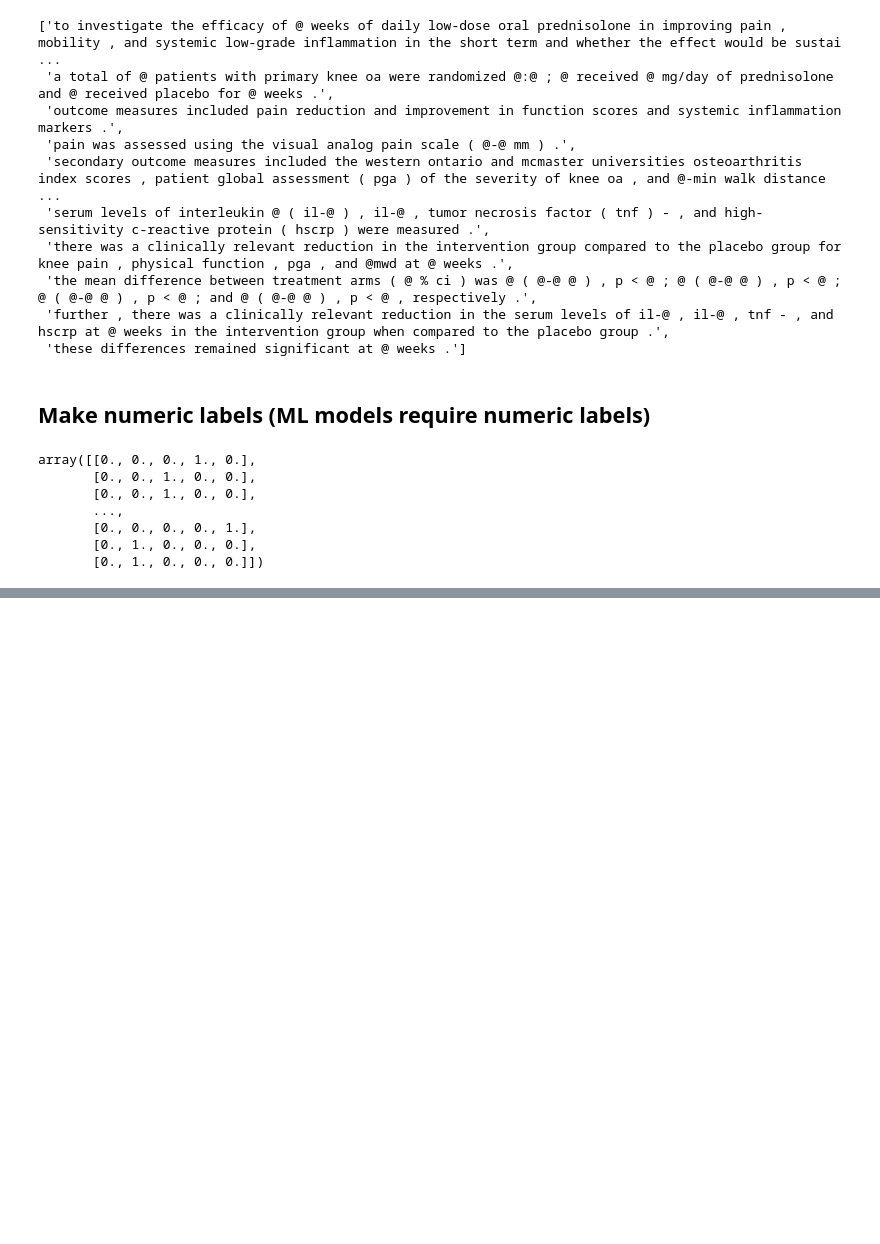
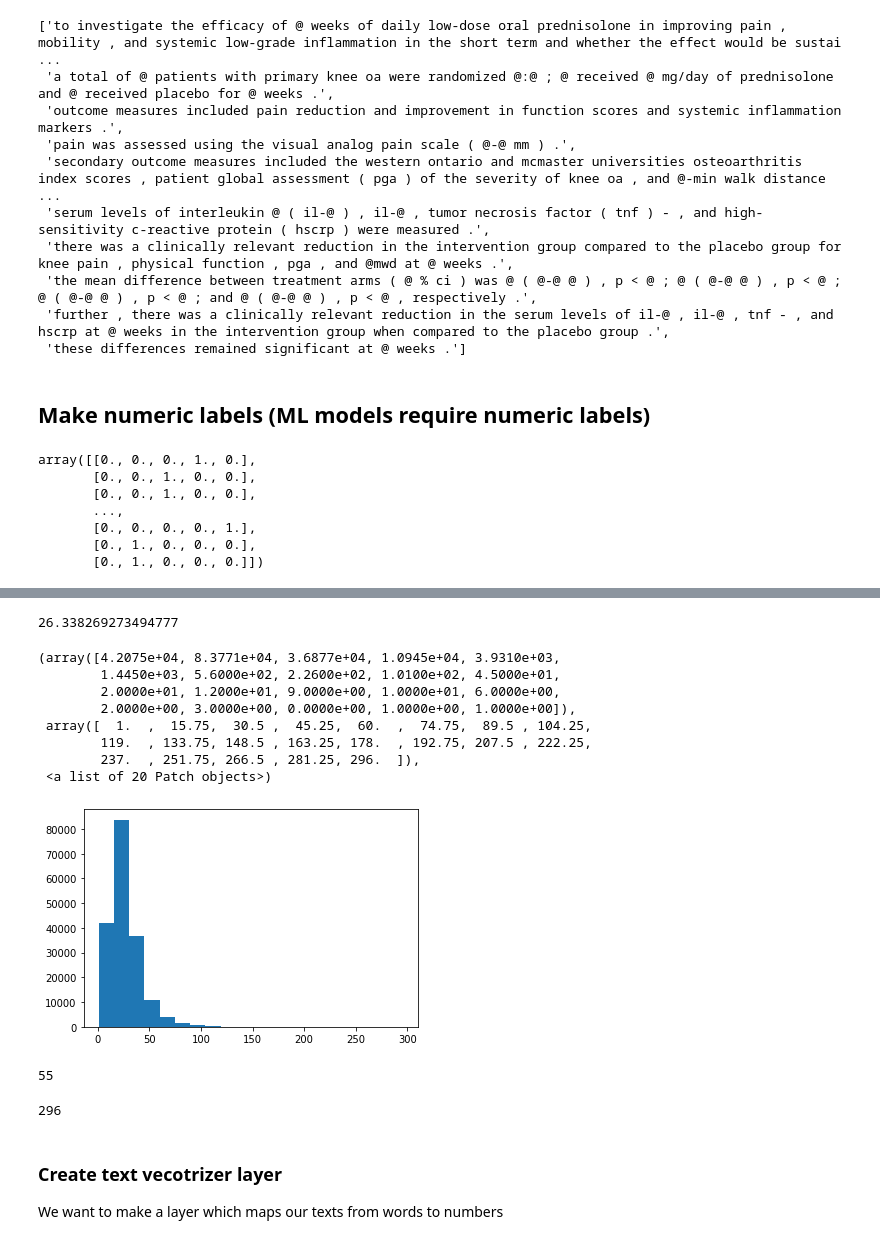
Before and after one commit to artms-18/ML-Projects, a Jupyter notebook: SkimLit.ipynb, the cells around one changed output, grey strips where cells are left out. Saved outputs shown, nothing was run; the diff lists cells and outputs as text; code cells hidden in the pictures; blank space fills up the shorter version.

```diff
--- a/SkimLit.ipynb
+++ b/SkimLit.ipynb
@@ -359,0 +352,13 @@ array([[0., 0., 0., 1., 0.],
+# %%
+# Extract labels ("target" columns) and encode them into integers
+
+from sklearn.preprocessing import LabelEncoder
+
+label_encoder = LabelEncoder()
+train_labels_encoded = label_encoder.fit_transform(train_df['target'].to_numpy())
+val_labels_encoded = label_encoder.transform(val_df['target'].to_numpy())
+test_labels_encoded = label_encoder.transform(test_df['target'].to_numpy())
+
+# Check what training labels look like
+
+train_labels_encoded
@@ -359,0 +381,11 @@ array([[0., 0., 0., 1., 0.],
+# %%
+from sklearn.pipeline import Pipeline
+from sklearn.naive_bayes import MultinomialNB
+from sklearn.feature_extraction.text import TfidfVectorizer
+
+baseline = Pipeline([
+      ('tfidf', TfidfVectorizer()),
+      ('clf', MultinomialNB())
+])
+
+baseline.fit(train_sentences, train_labels_encoded)
@@ -359,0 +464,36 @@ array([[0., 0., 0., 1., 0.],
+# %%
+# how long is each sentence on average?
+sent_lens = [len(sentence.split()) for sentence in train_sentences]
+avg_sent_len = np.mean(sent_lens)
+avg_sent_len
+# %% [output]
+26.338269273494777
+# %%
+import matplotlib.pyplot as plt
+plt.hist(sent_lens, bins = 20)
+# %% [output]
+(array([4.2075e+04, 8.3771e+04, 3.6877e+04, 1.0945e+04, 3.9310e+03,
+        1.4450e+03, 5.6000e+02, 2.2600e+02, 1.0100e+02, 4.5000e+01,
+        2.0000e+01, 1.2000e+01, 9.0000e+00, 1.0000e+01, 6.0000e+00,
+        2.0000e+00, 3.0000e+00, 0.0000e+00, 1.0000e+00, 1.0000e+00]),
+ array([  1.  ,  15.75,  30.5 ,  45.25,  60.  ,  74.75,  89.5 , 104.25,
+        119.  , 133.75, 148.5 , 163.25, 178.  , 192.75, 207.5 , 222.25,
+        237.  , 251.75, 266.5 , 281.25, 296.  ]),
+ <a list of 20 Patch objects>)
+[figure, added]
+# %%
+# How long of a sentence length covers 95% of examples?
+output_seq_len = int(np.percentile(sent_lens, 95))
+output_seq_len
+# %% [output]
+55
+# %%
+# Maximum sequence length in the training set
+
+max(sent_lens)
+# %% [output]
+296
+# %% [markdown]
+### Create text vecotrizer layer
+
+We want to make a layer which maps our texts from words to numbers
```
Also changed, not shown: parts of 39 cells of this notebook.
